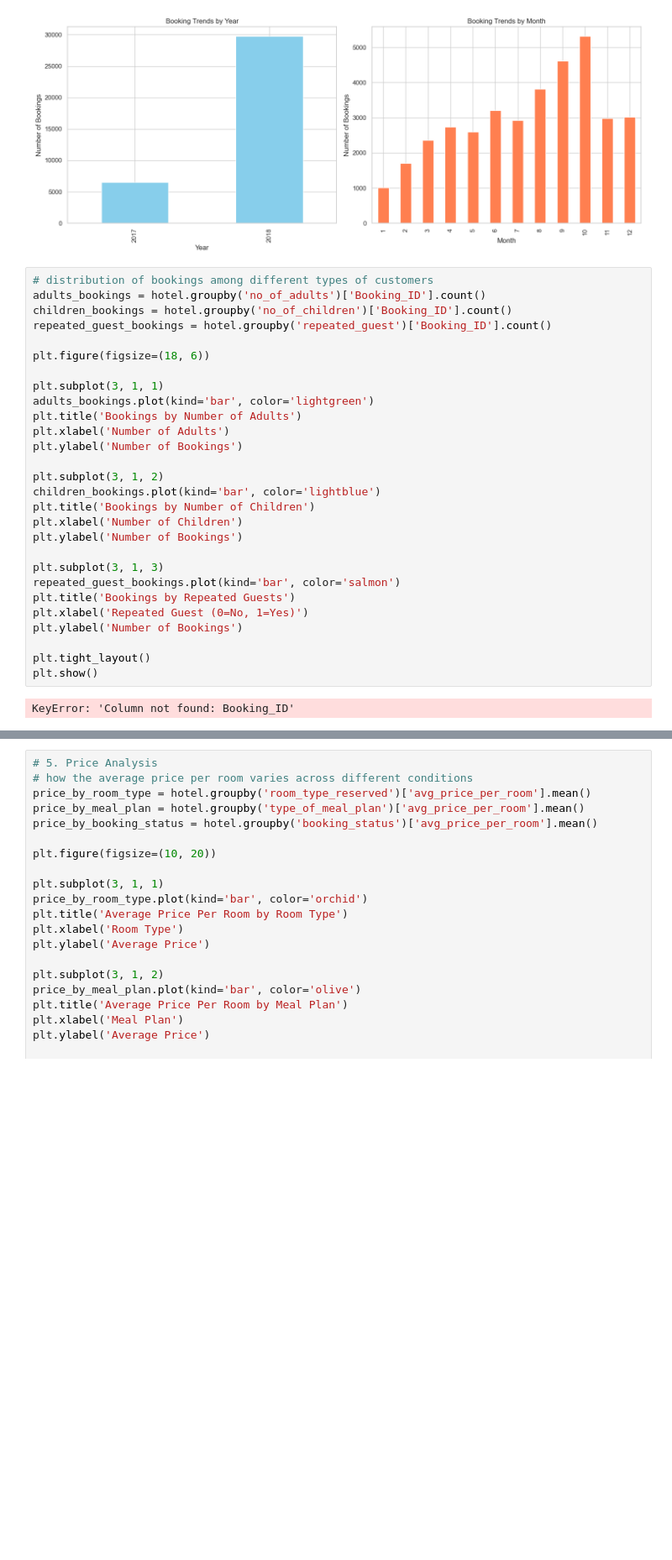
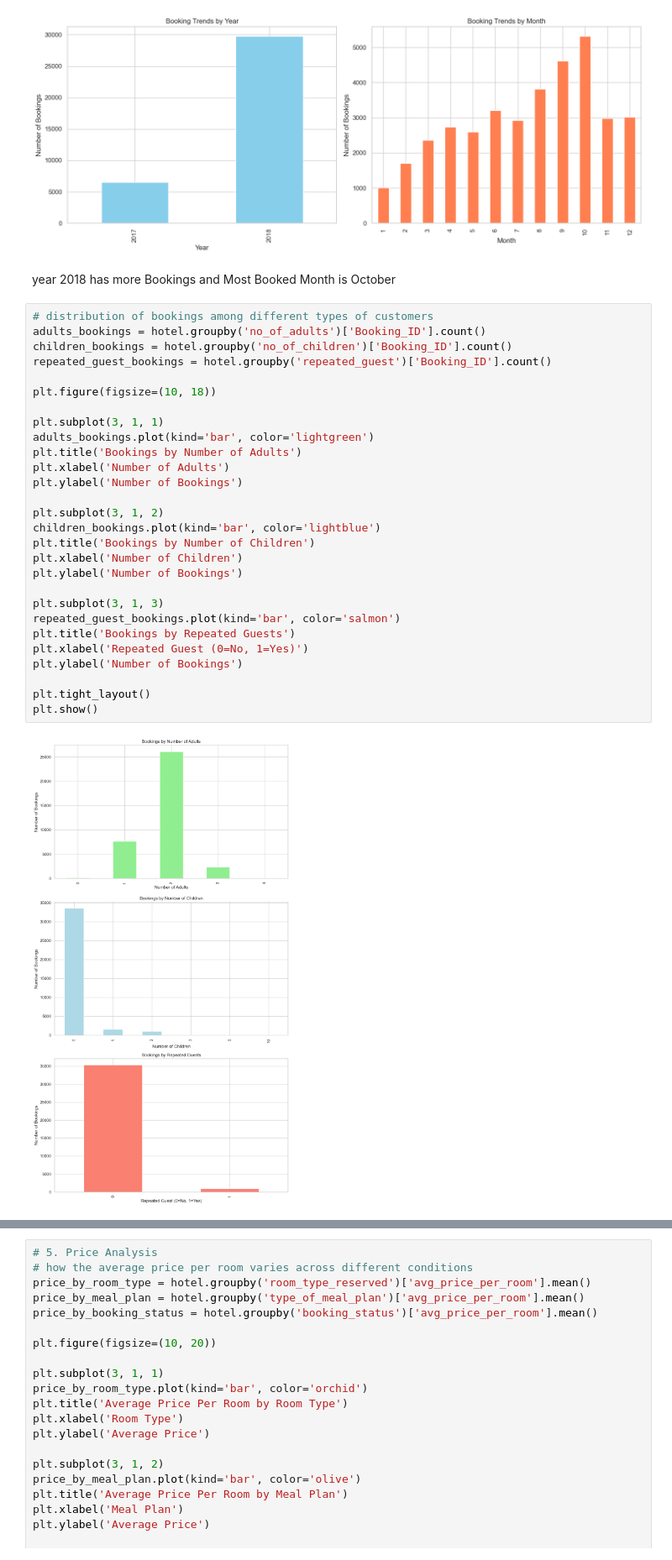
Before and after one commit to taaha3244/Thou-shalt-Classify, a Jupyter notebook: Thou shalt Classify.ipynb, the cells around one changed output, grey strips where cells are left out. Shown at 84% size. Saved outputs shown, nothing was run; the diff lists cells and outputs as text; blank space fills up the shorter version.

```diff
--- a/Thou shalt Classify.ipynb
+++ b/Thou shalt Classify.ipynb
@@ -231,33 +237,35 @@ plt.tight_layout()
 plt.show()
 # %% [output]
 [figure]
+# %% [markdown]
+year 2018 has more Bookings and Most Booked Month is October
 # %%
 # distribution of bookings among different types of customers
 adults_bookings = hotel.groupby('no_of_adults')['Booking_ID'].count()
 children_bookings = hotel.groupby('no_of_children')['Booking_ID'].count()
 repeated_guest_bookings = hotel.groupby('repeated_guest')['Booking_ID'].count()
 
-plt.figure(figsize=(18, 6))
+plt.figure(figsize=(10, 18))
 
 plt.subplot(3, 1, 1)
 adults_bookings.plot(kind='bar', color='lightgreen')
 plt.title('Bookings by Number of Adults')
 plt.xlabel('Number of Adults')
 plt.ylabel('Number of Bookings')
 
 plt.subplot(3, 1, 2)
 children_bookings.plot(kind='bar', color='lightblue')
 plt.title('Bookings by Number of Children')
 plt.xlabel('Number of Children')
 plt.ylabel('Number of Bookings')
 
 plt.subplot(3, 1, 3)
 repeated_guest_bookings.plot(kind='bar', color='salmon')
 plt.title('Bookings by Repeated Guests')
 plt.xlabel('Repeated Guest (0=No, 1=Yes)')
 plt.ylabel('Number of Bookings')
 
 plt.tight_layout()
 plt.show()
 # %% [output]
-KeyError: 'Column not found: Booking_ID'
+[figure, added]
```
Also changed, not shown: parts of 35 cells of this notebook.
